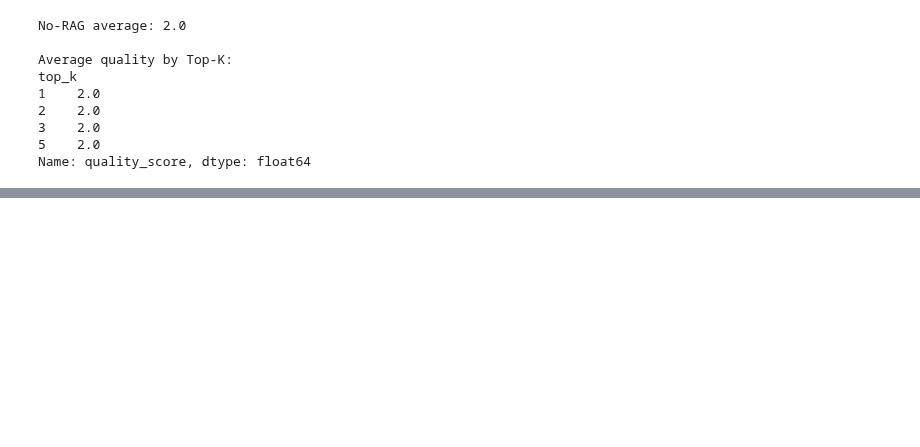
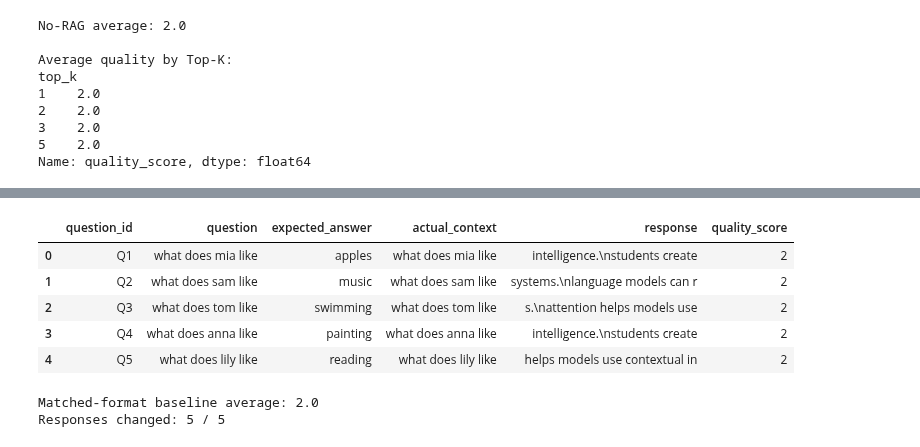
Before and after one commit to AshleyZhou-31/3_CozyDay, a Jupyter notebook: a7_part2/Part2_RAG.ipynb, the cells around one changed output, grey strips where cells are left out. Drawn from its saved outputs; the diff is of its cells as text; code cells hidden in the pictures; blank space fills up the shorter version.

Commit message:
Fix RAG reproducibility and add matched baseline

```diff
--- a/a7_part2/Part2_RAG.ipynb
+++ b/a7_part2/Part2_RAG.ipynb
@@ -717,0 +821,53 @@ Overall, this experiment demonstrates that RAG performance depends on retrieval
+# %%
+# Additional control: matched-format No-RAG baseline
+# Preserve the original baseline and RAG results.
+
+matched_baseline_results = []
+
+for item in questions:
+    matched_prompt = item["question"] + " "
+
+    response, actual_context = rag_generate(
+        matched_prompt,
+        seed=SEED
+    )
+
+    matched_baseline_results.append({
+        "question_id": item["id"],
+        "question": item["question"],
+        "expected_answer": item["answer"],
+        "actual_context": actual_context,
+        "response": response,
+        "quality_score": quality_score(
+            response,
+            item["answer"]
+        )
+    })
+
+matched_baseline_df = pd.DataFrame(matched_baseline_results)
+
+display(matched_baseline_df)
+
+print(
+    "Matched-format baseline average:",
+    matched_baseline_df["quality_score"].mean()
+)
+
+print(
+    "Responses changed:",
+    sum(
+        matched_baseline_df["response"].tolist()[i]
+        != baseline_df["response"].tolist()[i]
+        for i in range(len(questions))
+    ),
+    "/ 5"
+)
+# %% [output]
+|  | question_id | question | expected_answer | actual_context | response | quality_score |
+| 0 | Q1 | what does mia like | apples | what does mia like | intelligence.\nstudents create | 2 |
+| 1 | Q2 | what does sam like | music | what does sam like | systems.\nlanguage models can r | 2 |
+| 2 | Q3 | what does tom like | swimming | what does tom like | s.\nattention helps models use | 2 |
+| 3 | Q4 | what does anna like | painting | what does anna like | intelligence.\nstudents create | 2 |
+| 4 | Q5 | what does lily like | reading | what does lily like | helps models use contextual in | 2 |
+Matched-format baseline average: 2.0
+Responses changed: 5 / 5
```
Also changed, not shown: parts of 9 cells of this notebook, 1 other file.
